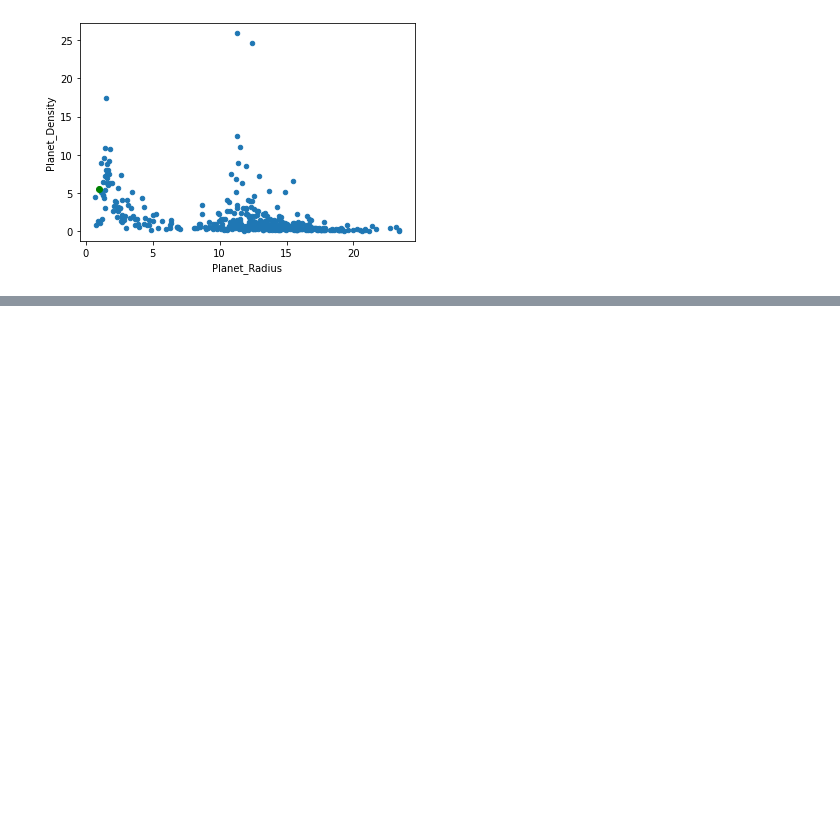
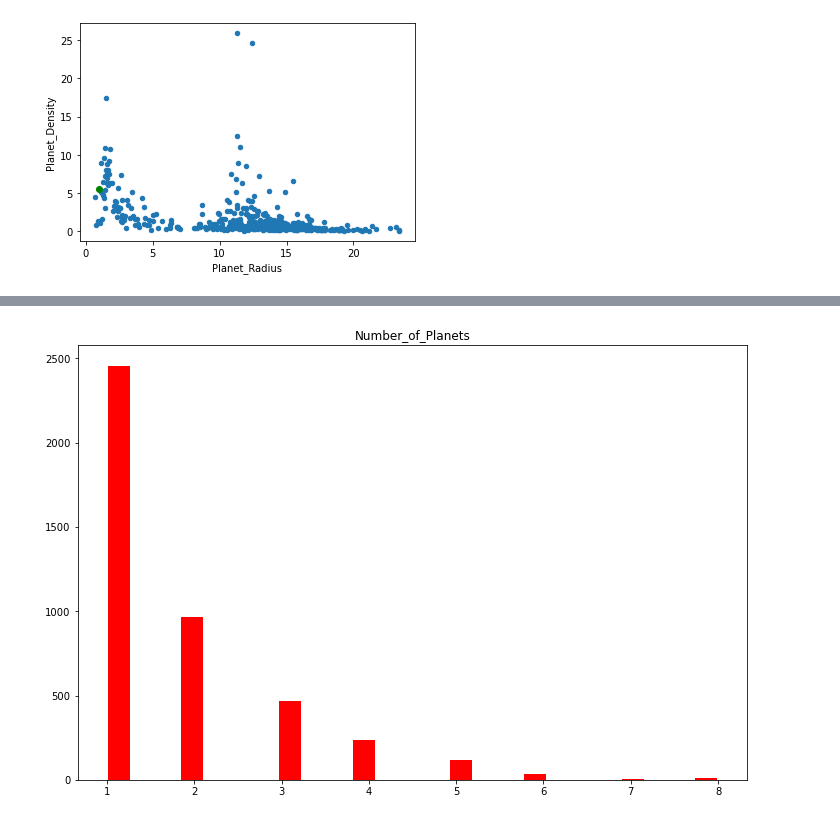
Before and after one commit to jonsb-coding/Stellar_Research, a Jupyter notebook: JMS/clean_data_JMS.ipynb, the cells around one changed output, grey strips where cells are left out. Cells and saved outputs as stored; diff of their text form; code cells hidden in the pictures; blank space fills up the shorter version.

Commit message:
adding work from Thursday class (stellar qualities into bins, stellar histograms for data and data for visualization

```diff
--- a/JMS/clean_data_JMS.ipynb
+++ b/JMS/clean_data_JMS.ipynb
@@ -95,0 +140,3 @@ def plot(Planet_Radius, Planet_Density, good):
+# %%
+stellar_quality_df = rename_df.filter(["Stellar_Radius", "Stellar_Mass", "Stellar_Effective_Temp(K)", "Number_of_Planets"], axis = 1)
+stellar_quality_df.head()
@@ -95,0 +274,4 @@ def plot(Planet_Radius, Planet_Density, good):
+# %%
+ax = stellar_quality_df.hist(column='Number_of_Planets', bins=25, grid=False, figsize=(12,8), color='red', zorder=2, rwidth=0.9)
+# %% [output]
+[figure, added]
```
Also changed, not shown: parts of 15 cells of this notebook.
